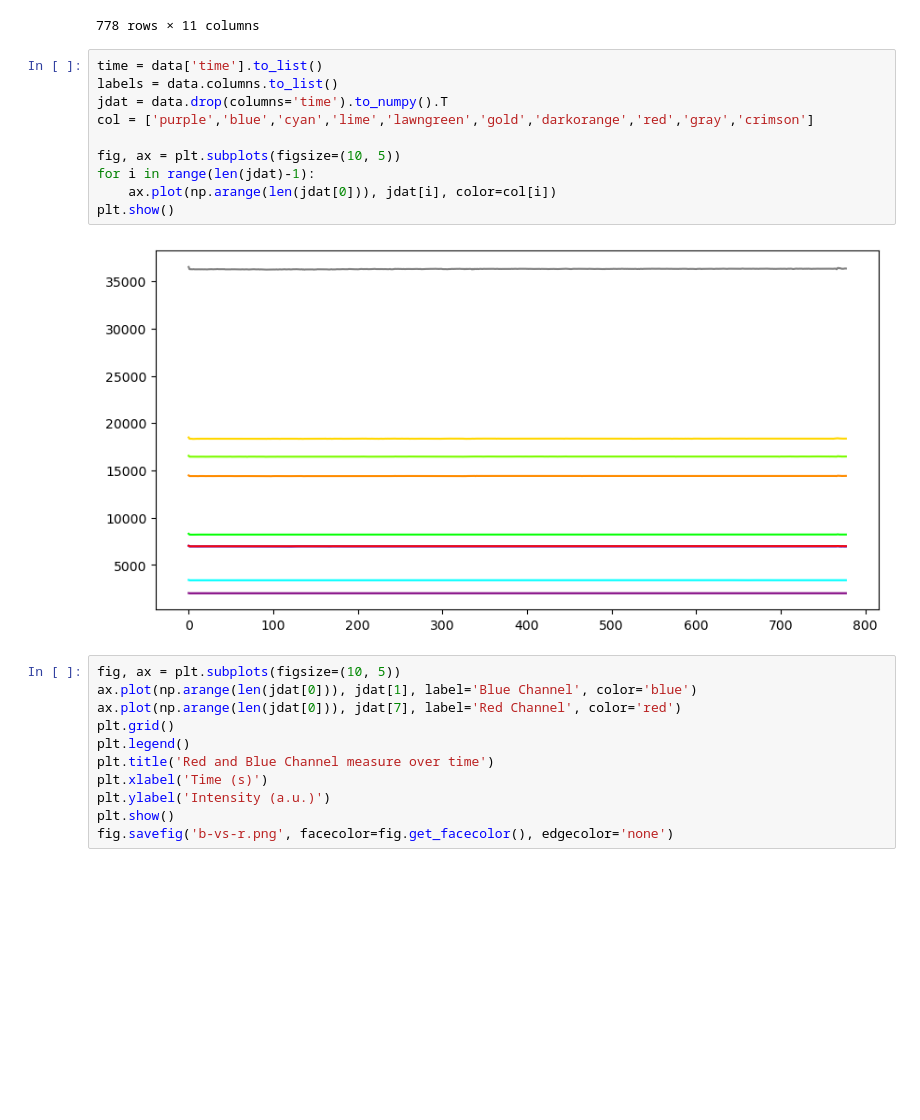
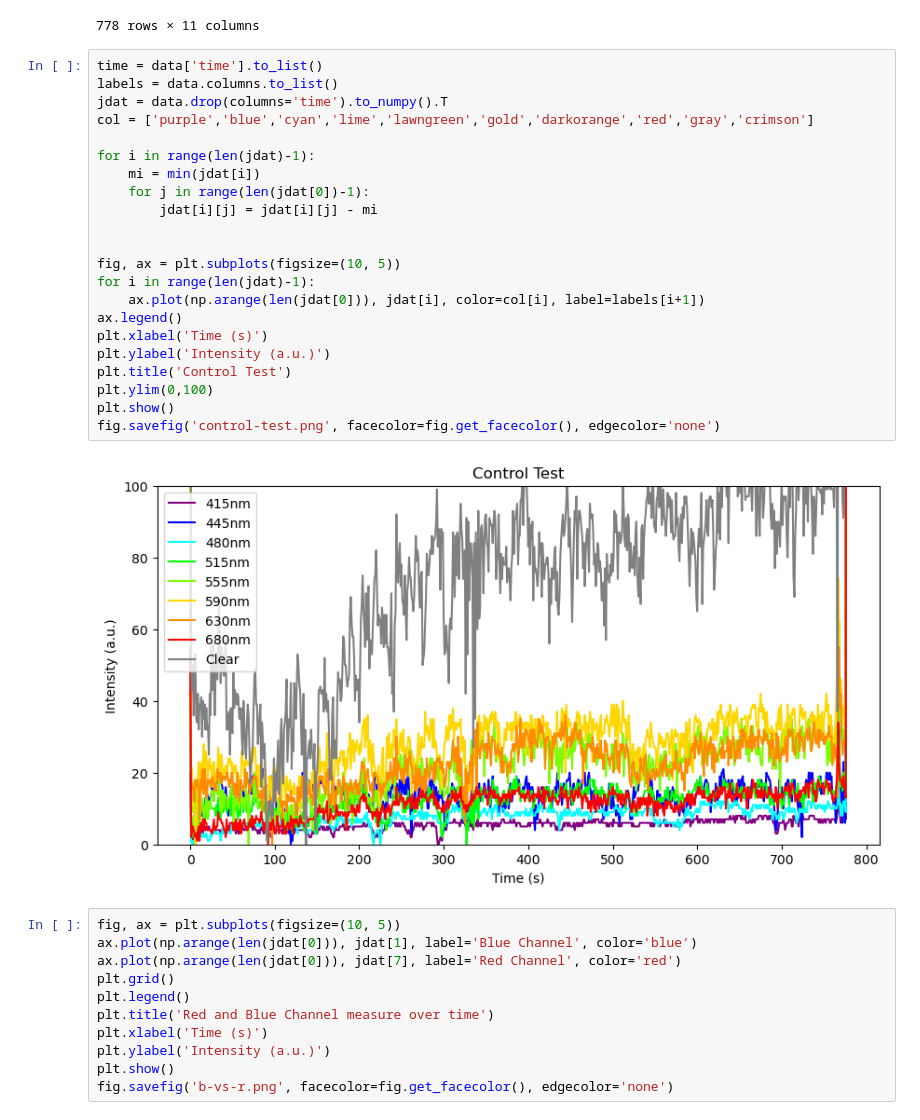
Before and after one commit to aitkenbug/spectrometer-mwl, a Jupyter notebook: ploting/control-test.ipynb, the cells around one changed output. Saved outputs shown, nothing was run; the diff lists cells and outputs as text; blank space fills up the shorter version.

Commit message:
gud graph

```diff
--- a/ploting/control-test.ipynb
+++ b/ploting/control-test.ipynb
@@ -22,15 +22,27 @@ data
 # %%
 time = data['time'].to_list()
 labels = data.columns.to_list()
 jdat = data.drop(columns='time').to_numpy().T
 col = ['purple','blue','cyan','lime','lawngreen','gold','darkorange','red','gray','crimson']
 
+for i in range(len(jdat)-1):
+    mi = min(jdat[i])
+    for j in range(len(jdat[0])-1):
+        jdat[i][j] = jdat[i][j] - mi
+
+
 fig, ax = plt.subplots(figsize=(10, 5))
 for i in range(len(jdat)-1):
-    ax.plot(np.arange(len(jdat[0])), jdat[i], color=col[i])
+    ax.plot(np.arange(len(jdat[0])), jdat[i], color=col[i], label=labels[i+1])
+ax.legend()
+plt.xlabel('Time (s)')
+plt.ylabel('Intensity (a.u.)')
+plt.title('Control Test')
+plt.ylim(0,100)
 plt.show()
+fig.savefig('control-test.png', facecolor=fig.get_facecolor(), edgecolor='none')
 # %% [output]
-[figure, old version]
+[figure, new version]
 # %%
 fig, ax = plt.subplots(figsize=(10, 5))
 ax.plot(np.arange(len(jdat[0])), jdat[1], label='Blue Channel', color='blue')
```
Also changed, not shown: 1 other file.
